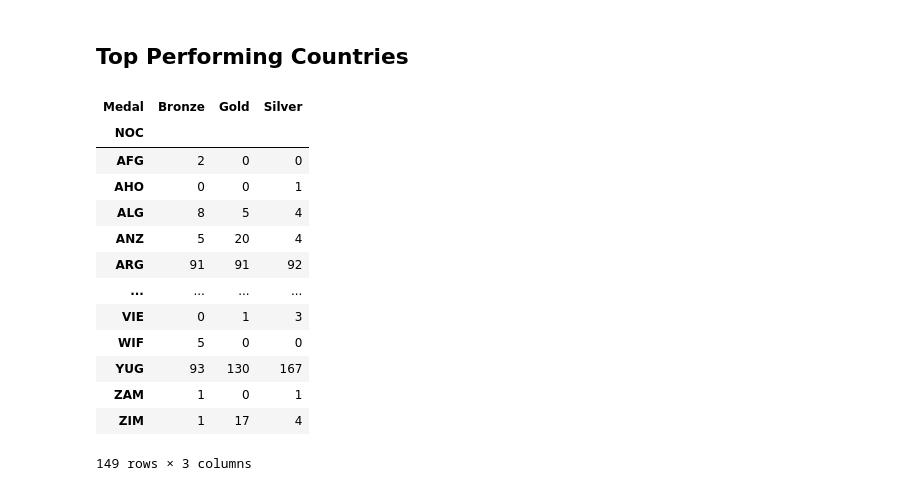
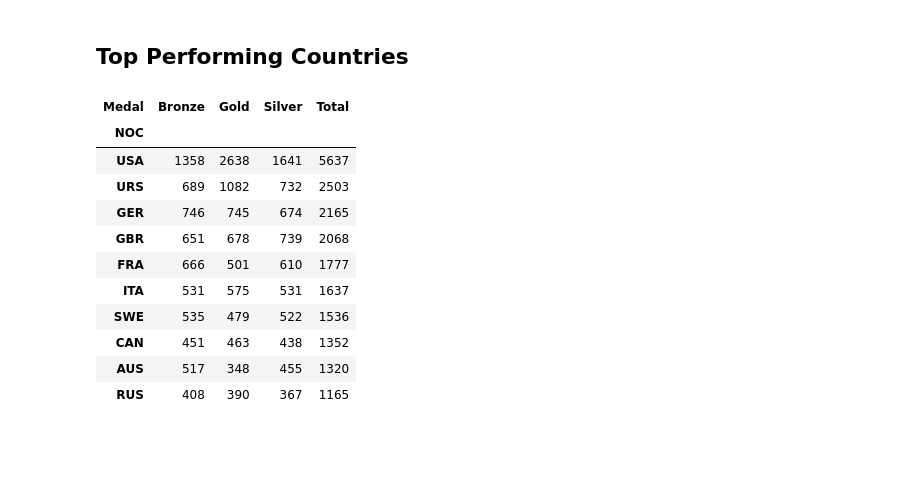
Before and after one commit to Dani-8/120Years-Of-Olympics-Data-Analysis, a Jupyter notebook: Olympic Medal Prediction ML Analysis.ipynb, the cells around one changed output. Drawn from its saved outputs; the diff is of its cells as text; code cells hidden in the pictures; blank space fills up the shorter version.

```diff
--- a/Olympic Medal Prediction ML Analysis.ipynb
+++ b/Olympic Medal Prediction ML Analysis.ipynb
@@ -220,19 +220,20 @@ Silver: 13116 | (33.0%)
 ## Top Performing Countries
 # %%
 country_medals = df_events[df_events["Medal"].notna()].groupby(["NOC", "Medal"]).size().unstack(fill_value=0)
-country_medals["Total"] = coun
+country_medals["Total"] = country_medals.sum(axis=1)
+country_medals = country_medals.sort_values("Total", ascending=False)
+
+country_medals.head(10)
 # %% [output]
-| Medal | Bronze | Gold | Silver |
-| NOC |  |  |  |
-| AFG | 2 | 0 | 0 |
-| AHO | 0 | 0 | 1 |
-| ALG | 8 | 5 | 4 |
-| ANZ | 5 | 20 | 4 |
-| ARG | 91 | 91 | 92 |
-| ... | ... | ... | ... |
-| VIE | 0 | 1 | 3 |
-| WIF | 5 | 0 | 0 |
-| YUG | 93 | 130 | 167 |
-| ZAM | 1 | 0 | 1 |
-| ZIM | 1 | 17 | 4 |
+| Medal | Bronze | Gold | Silver | Total |
+| NOC |  |  |  |  |
+| USA | 1358 | 2638 | 1641 | 5637 |
+| URS | 689 | 1082 | 732 | 2503 |
+| GER | 746 | 745 | 674 | 2165 |
+| GBR | 651 | 678 | 739 | 2068 |
+| FRA | 666 | 501 | 610 | 1777 |
+| ITA | 531 | 575 | 531 | 1637 |
+| SWE | 535 | 479 | 522 | 1536 |
+| CAN | 451 | 463 | 438 | 1352 |
+| AUS | 517 | 348 | 455 | 1320 |
+| RUS | 408 | 390 | 367 | 1165 |
-149 rows × 3 columns
```
